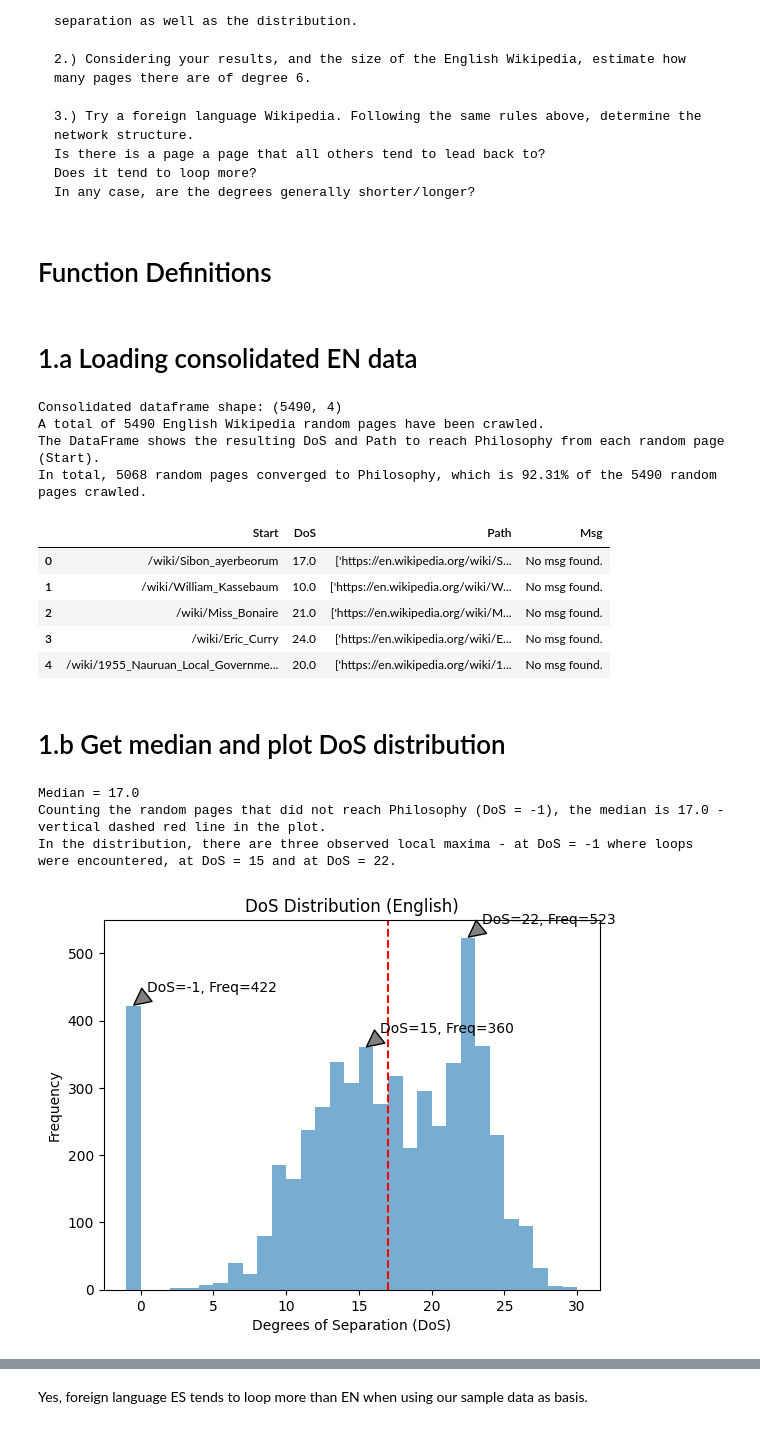
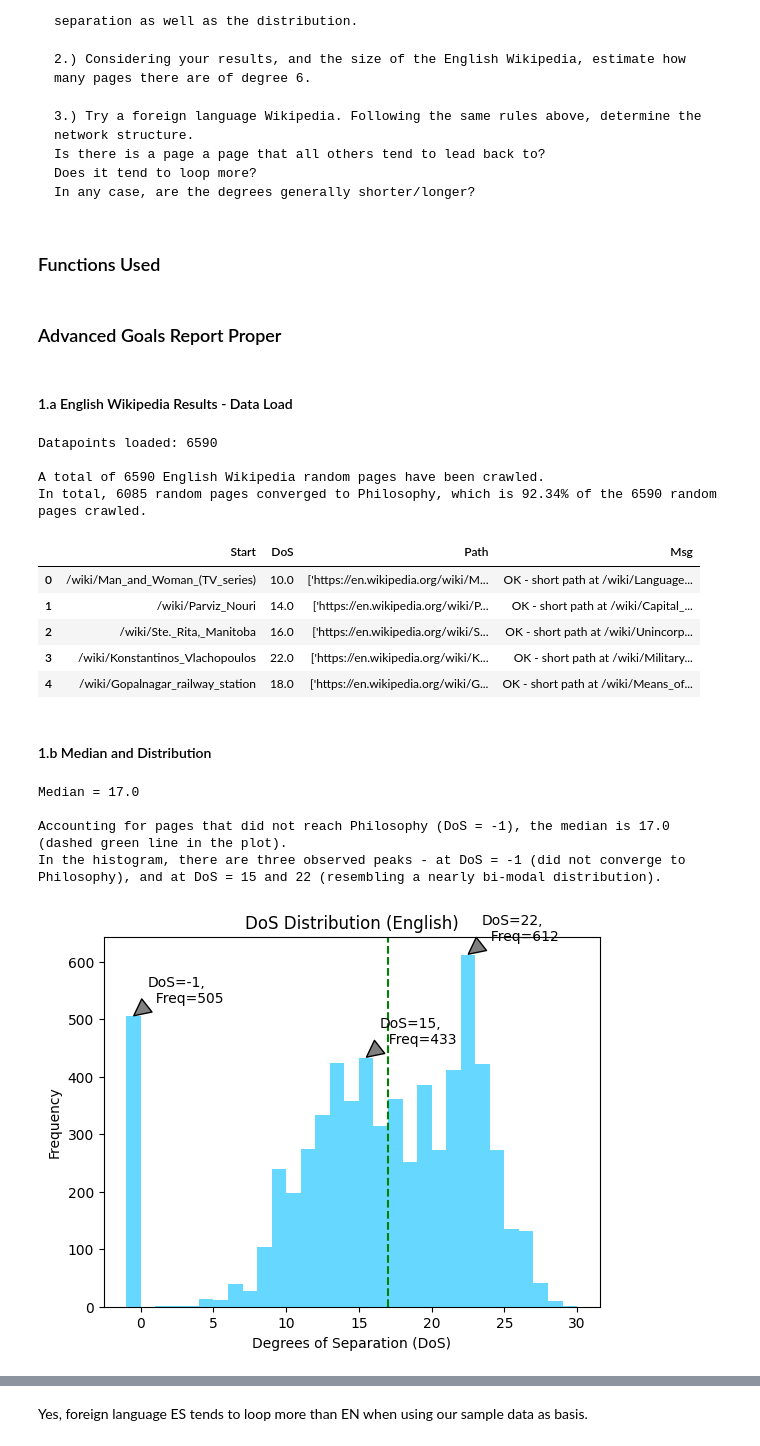
Before and after one commit to jrenzodorado/LT2_DMW_Lab, a Jupyter notebook: DMW_LabReport1_LT2.ipynb, the cells around one changed output, grey strips where cells are left out. Drawn from its saved outputs; the diff is of its cells as text; code cells hidden in the pictures.

Commit message:
final report and dataset

```diff
--- a/DMW_LabReport1_LT2.ipynb
+++ b/DMW_LabReport1_LT2.ipynb
@@ -528,8 +548,8 @@ def crawl_iter(basedir, urls=list(), lang='en', a=0, b=100, test=False):
         save_linkhist(linkhist, dir_, a, b-1, fin=True)
     return df
 # %%
-# Runs one instance (0) of crawl from a random start page to the target page.
-flinks, dosl, msg = web_crawler(0, 'output/', lang='en')
+# Runs one instance of crawl from a random start page to the target page.
+web_crawler(0, 'output/', lang='en')
 
-# Sequentially runs crawls for b-a instances from random start pages (or a list of URLs) to the target page.
-df = crawl_iter(basedir='res0516b/', urls=[], lang='en', a=500, b=1000)
+# Sequentially runs web_crawler for b-a instances from random start pages (or a list of URLs) to the target page.
+crawl_iter(basedir='res0517c/', urls=[], lang='en', a=0, b=5)
@@ -545,7 +589,7 @@ df = crawl_iter(basedir='res0516b/', urls=[], lang='en', a=500, b=1000)
     Does it tend to loop more?
     In any case, are the degrees generally shorter/longer?
 # %% [markdown]
-# Function Definitions
+### Functions Used
 # %%
 # from scipy.signal import argrelextrema
 import numpy as np
@@ -661,40 +747,42 @@ def get_mean(df):
     mean = df['DoS'].mean()
     # print(f'Mean: {mean}')
     return mean
+# %% [markdown]
+### Advanced Goals Report Proper
 # %% [markdown]
-# 1.a  Loading consolidated EN data
+#### 1.a  English Wikipedia Results - Data Load
 # %%
-f = ['', '_f', '_val_0514', '_josh_0515', '_test']
-en = load_data(f'english_data_advanced/en_conso{f[0]}')
-print(f'A total of {en.shape[0]} English Wikipedia random pages have been crawled.')
-print(f'The DataFrame shows the resulting DoS and Path to reach Philosophy from each random page (Start).')
+en = load_data(f'en_conso')
+print(f'\nA total of \033[1m{en.shape[0]}\033[0m English Wikipedia random pages have been crawled.')
 _, nsuccess, ntotal, p = get_query(en, 'DoS != -1')
-print(f'In total, {nsuccess} random pages converged to Philosophy, which is {p:.2%} of the {ntotal} random pages crawled.')
+print(f'In total, {nsuccess} random pages converged to Philosophy, which is \033[1m{p:.2%}\033[0m of the {ntotal} random pages crawled.')
 display(en.head())
 # %% [output]
-Consolidated dataframe shape: (5490, 4)
-A total of 5490 English Wikipedia random pages have been crawled.
-The DataFrame shows the resulting DoS and Path to reach Philosophy from each random page (Start).
-In total, 5068 random pages converged to Philosophy, which is 92.31% of the 5490 random pages crawled.
+Datapoints loaded: 6590
+
+A total of 6590 English Wikipedia random pages have been crawled.
+In total, 6085 random pages converged to Philosophy, which is 92.34% of the 6590 random pages crawled.
 |  | Start | DoS | Path | Msg |
-| 0 | /wiki/Sibon_ayerbeorum | 17.0 | ['https://en.wikipedia.org/wiki/S... | No msg found. |
-| 1 | /wiki/William_Kassebaum | 10.0 | ['https://en.wikipedia.org/wiki/W... | No msg found. |
-| 2 | /wiki/Miss_Bonaire | 21.0 | ['https://en.wikipedia.org/wiki/M... | No msg found. |
-| 3 | /wiki/Eric_Curry | 24.0 | ['https://en.wikipedia.org/wiki/E... | No msg found. |
-| 4 | /wiki/1955_Nauruan_Local_Governme... | 20.0 | ['https://en.wikipedia.org/wiki/1... | No msg found. |
+| 0 | /wiki/Man_and_Woman_(TV_series) | 10.0 | ['https://en.wikipedia.org/wiki/M... | OK - short path at /wiki/Language... |
+| 1 | /wiki/Parviz_Nouri | 14.0 | ['https://en.wikipedia.org/wiki/P... | OK - short path at /wiki/Capital_... |
+| 2 | /wiki/Ste._Rita,_Manitoba | 16.0 | ['https://en.wikipedia.org/wiki/S... | OK - short path at /wiki/Unincorp... |
+| 3 | /wiki/Konstantinos_Vlachopoulos | 22.0 | ['https://en.wikipedia.org/wiki/K... | OK - short path at /wiki/Military... |
+| 4 | /wiki/Gopalnagar_railway_station | 18.0 | ['https://en.wikipedia.org/wiki/G... | OK - short path at /wiki/Means_of... |
 # %% [markdown]
-# 1.b Get median and plot DoS distribution
+#### 1.b Median and Distribution
 # %%
 
-plot_dos(en, get_median(en), get_mean(en))
-print(f'Median = {get_median(en)}')
-print(f'Counting the random pages that did not reach Philosophy (DoS = -1), '
-      f'the median is {get_median(en)} - vertical dashed red line in the plot.')
-print(f'In the distribution, there are three observed local maxima - '
-      f'at DoS = -1 where loops were encountered, at DoS = 15 and at DoS = 22.')
+plot_dos(en, get_median(en))
+print(f'Median = {get_median(en):.1f}')
+print(f'\nAccounting for pages that did not reach Philosophy (DoS = -1), '
+      f'the median is \033[1m{get_median(en):.1f}\033[0m (dashed green line in the plot).')
+print(f'In the histogram, there are three observed peaks - '
+      f'at DoS = -1 (did not converge to Philosophy), '
+      f'and at DoS = 15 and 22 (resembling a nearly bi-modal distribution).')
 # %% [output]
 Median = 17.0
-Counting the random pages that did not reach Philosophy (DoS = -1), the median is 17.0 - vertical dashed red line in the plot.
-In the distribution, there are three observed local maxima - at DoS = -1 where loops were encountered, at DoS = 15 and at DoS = 22.
+
+Accounting for pages that did not reach Philosophy (DoS = -1), the median is 17.0 (dashed green line in the plot).
+In the histogram, there are three observed peaks - at DoS = -1 (did not converge to Philosophy), and at DoS = 15 and 22 (resembling a nearly bi-modal distribution).
-[figure, old version]
+[figure, new version]
 # %% [markdown]
```
Also changed, not shown: parts of 22 cells of this notebook, 18 other files.
